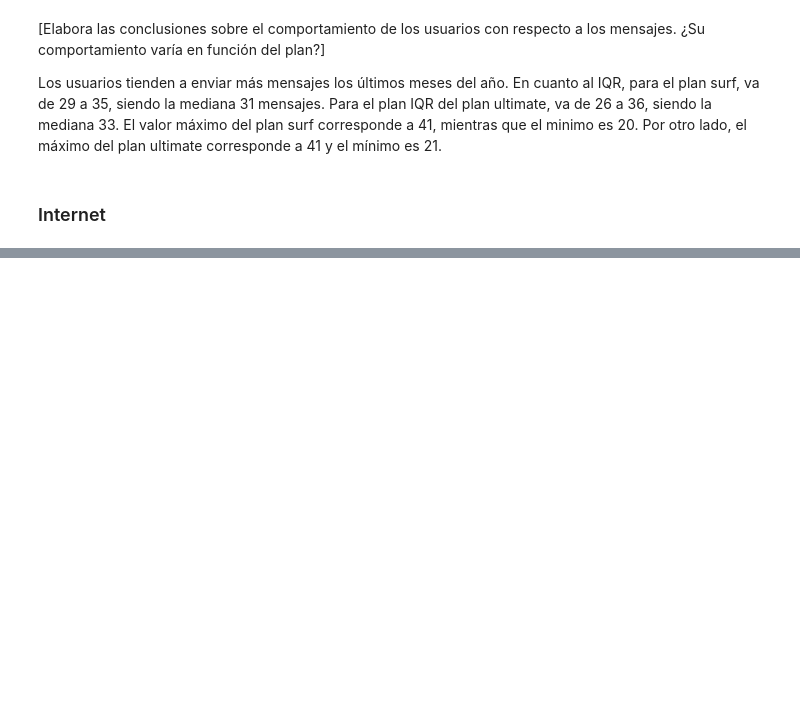
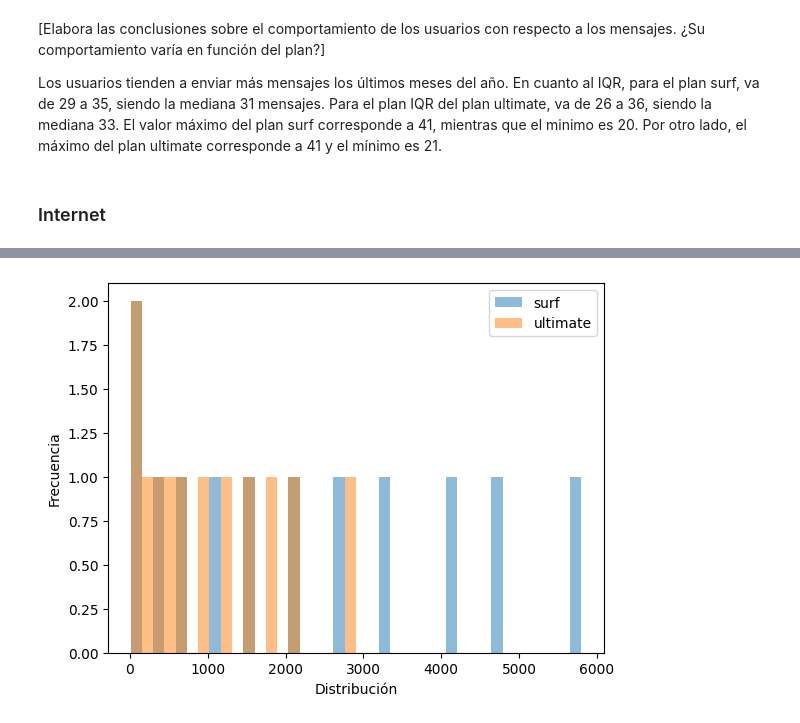
Before and after one commit to DiffelVIA/Sprint_5, a Jupyter notebook: sprint_5.ipynb, the cells around one changed output, grey strips where cells are left out. Saved outputs shown, nothing was run; the diff lists cells and outputs as text; code cells hidden in the pictures; blank space fills up the shorter version.

```diff
--- a/sprint_5.ipynb
+++ b/sprint_5.ipynb
@@ -552,0 +564,7 @@ El valor máximo del plan surf corresponde a 41, mientras que el minimo es 20. P
+# %%
+total_gb[['surf','ultimate']].plot(kind='hist', alpha=0.5, bins=40)
+plt.xlabel('Distribución')
+plt.ylabel('Frecuencia')
+plt.show()
+# %% [output]
+[figure, added]
```
Also changed, not shown: parts of 9 cells of this notebook.
